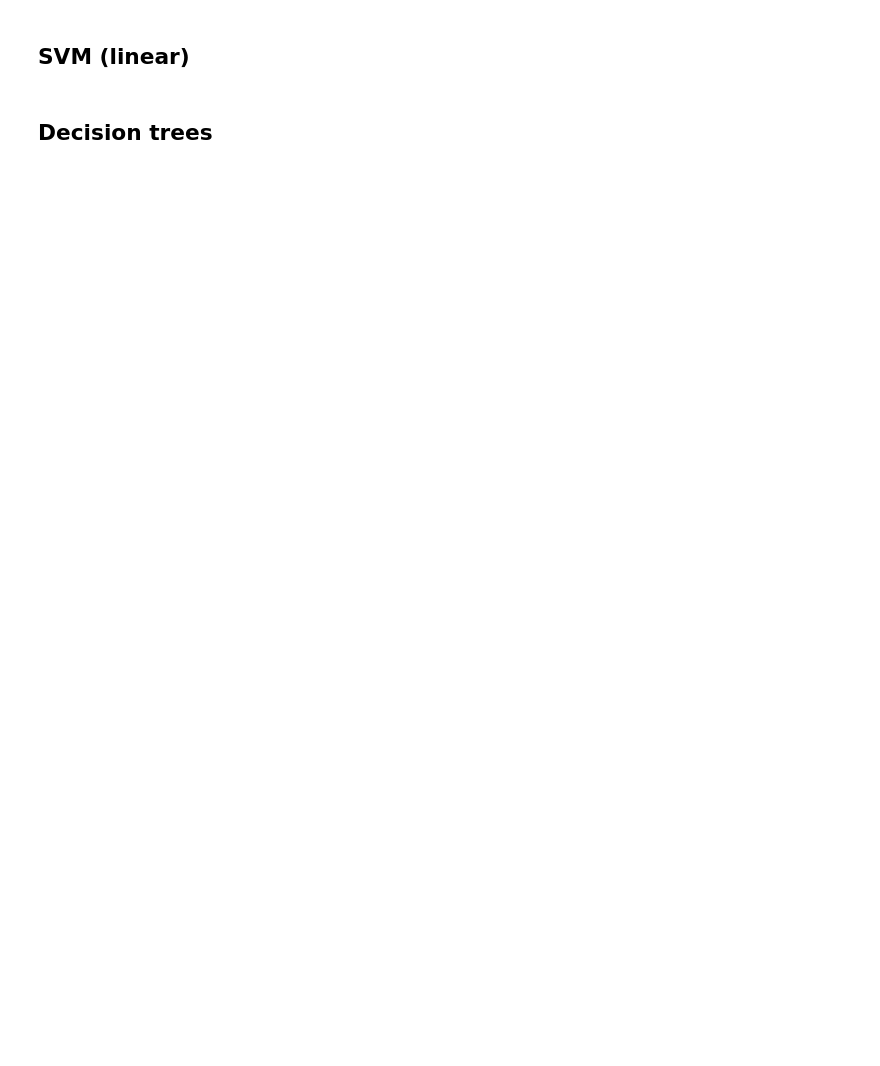
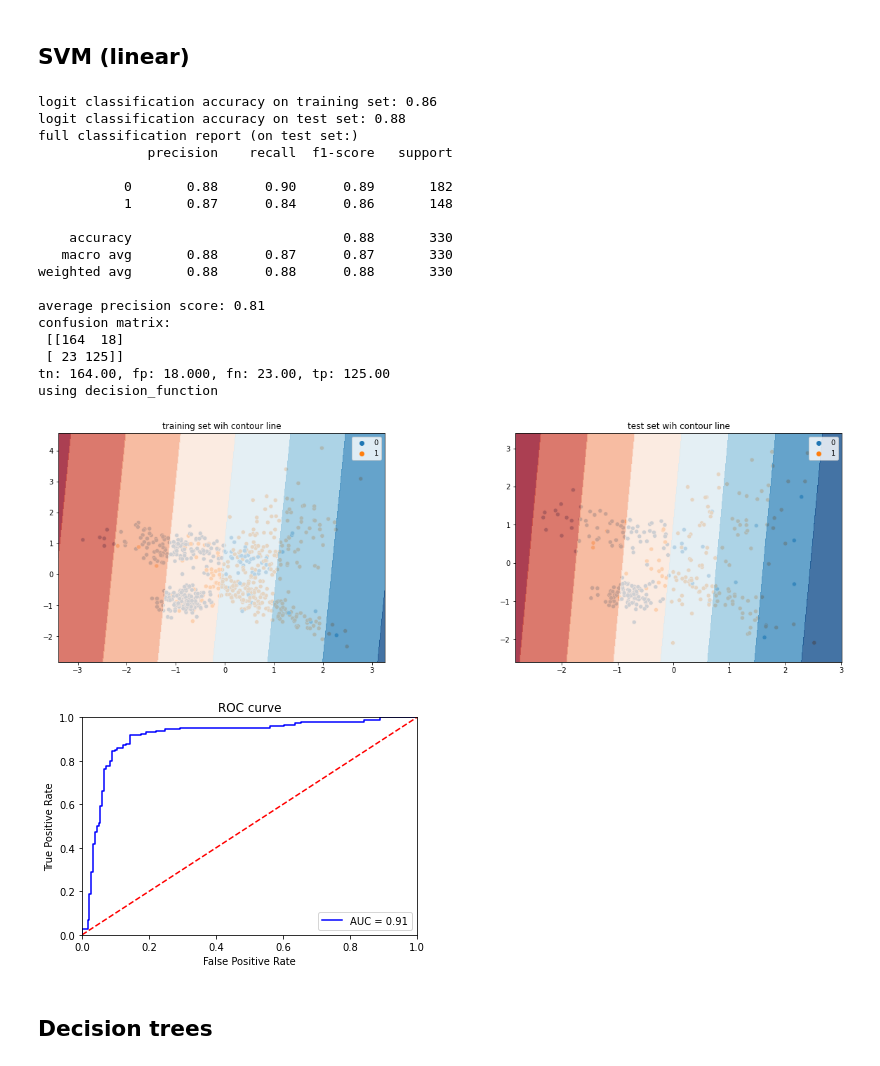
Before and after one commit to PaoloMissier/DataScience-class-demos, a Jupyter notebook: CODE/synthetic-data-learning-example.ipynb, the cells around one changed output. Cells and saved outputs as stored; diff of their text form; code cells hidden in the pictures; blank space fills up the shorter version.

```diff
--- a/CODE/synthetic-data-learning-example.ipynb
+++ b/CODE/synthetic-data-learning-example.ipynb
@@ -65,13 +107,34 @@ plotROC(clf, XTest, CLTest)
 # %%
 clf, CL_pred_Train, CL_pred_Test = LinearSVM(XTrain, CLTrain, XTest, CLTest)
 
 #plotLinearFitTrainTest(clf, XTrain, CLTrain, XTest, CLTest)
 
-plotContourFitTrainTestAlternate(clf, XTrain, CLTrain, XTest, CLTest)
+plotContourFitTrainTest(clf, XTrain, CLTrain, XTest, CLTest)
 
 evaluationReport(CLTrain, CL_pred_Train, CLTest, CL_pred_Test)
 
 plotROC(clf, XTest, CLTest)
+# %% [output]
+logit classification accuracy on training set: 0.86
+logit classification accuracy on test set: 0.88
+full classification report (on test set:)
+              precision    recall  f1-score   support
+
+           0       0.88      0.90      0.89       182
+           1       0.87      0.84      0.86       148
+
+    accuracy                           0.88       330
+   macro avg       0.88      0.87      0.87       330
+weighted avg       0.88      0.88      0.88       330
+
+average precision score: 0.81
+confusion matrix:
+ [[164  18]
+ [ 23 125]]
+tn: 164.00, fp: 18.000, fn: 23.00, tp: 125.00
+using decision_function
+[figure, added]
+[figure, added]
 # %% [markdown]
 ## Decision trees
 # %%
```
Also changed, not shown: parts of 5 cells of this notebook, 3 other files.
